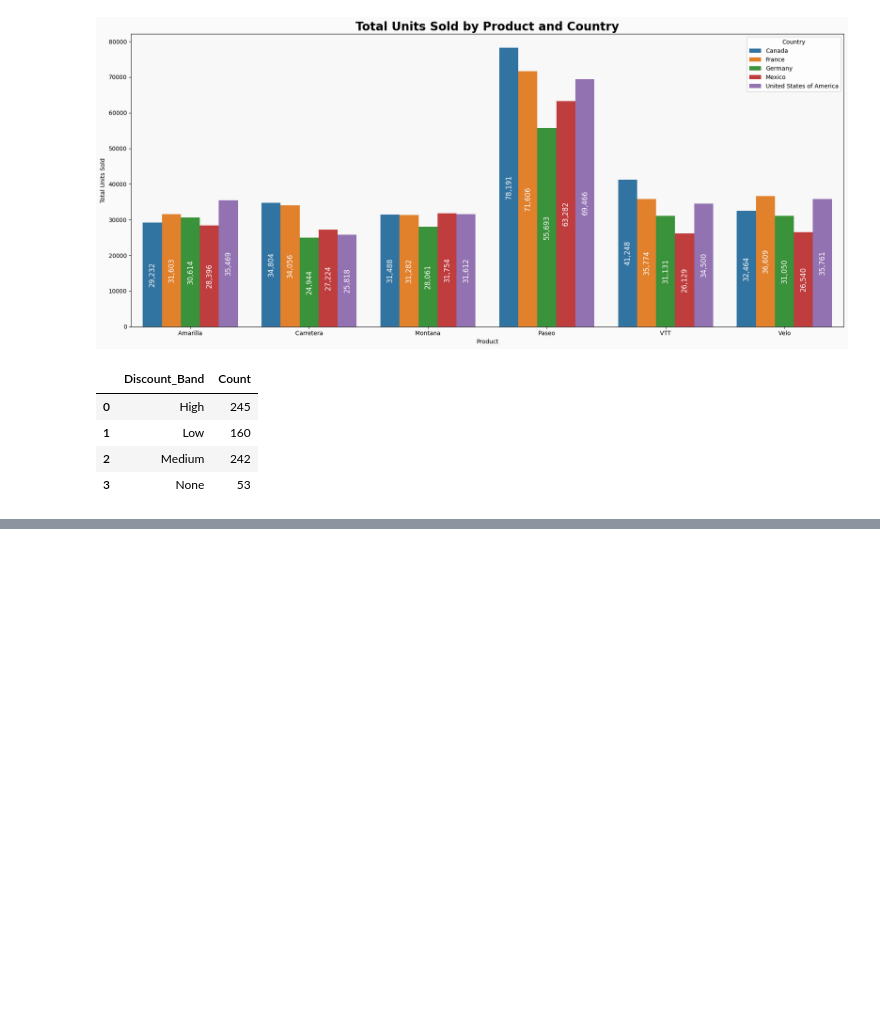
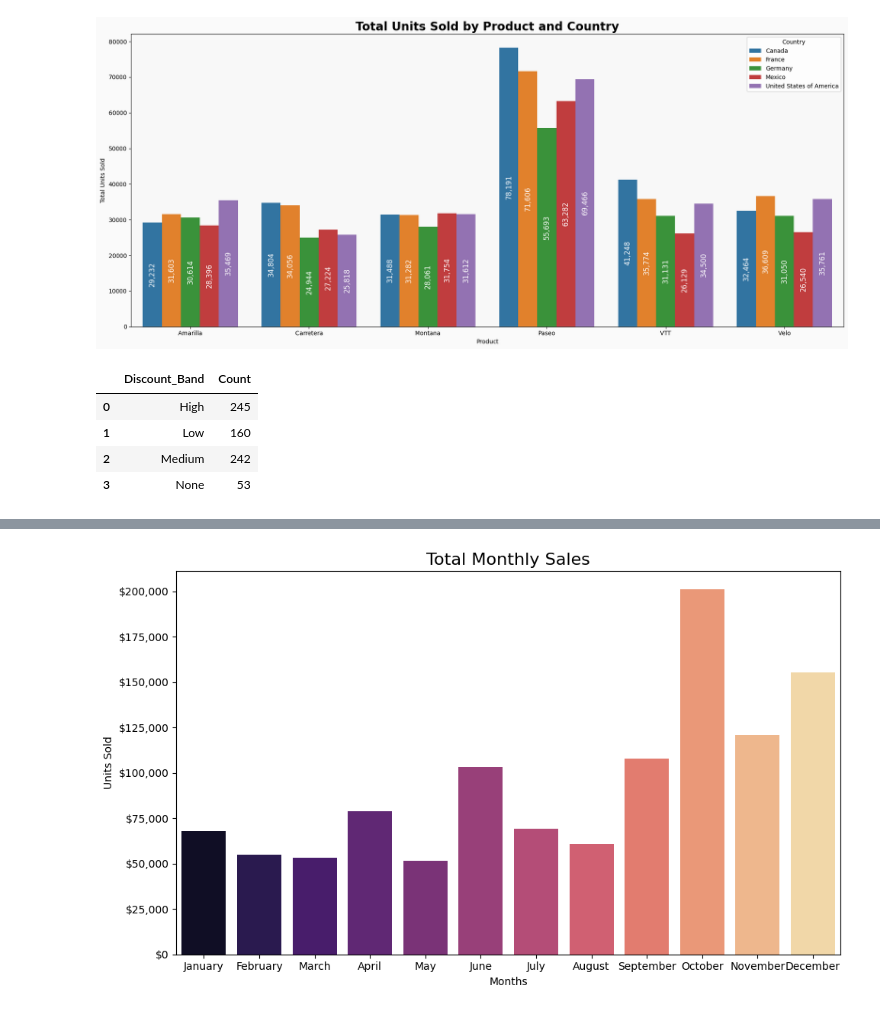
Before and after one commit to Lhecks/financial_analysts, a Jupyter notebook: main.ipynb, the cells around one changed output, grey strips where cells are left out. Cells and saved outputs as stored; diff of their text form; code cells hidden in the pictures; blank space fills up the shorter version.

```diff
--- a/main.ipynb
+++ b/main.ipynb
@@ -682,0 +786,13 @@ df_info
+# %%
+# Strip whitespace from Month_Name before grouping and categorizing
+df['Month_Name'] = df['Month_Name'].str.strip()
+
+# Create a monthly summary of units sold
+df_info_segment_monthly = df.groupby('Month_Name')['Units_Sold'].sum().reset_index(name='Sum')
+
+# Reorder the months according to calendar order
+month_order = ['January', 'February', 'March', 'April', 'May', 'June',
+               'July', 'August', 'September', 'October', 'November', 'December']
+df_info_segment_monthly['Month_Name'] = pd.Categorical(df_info_segment_monthly['Month_Name'], categories=month_order, ordered=True)
+df_info_segment_monthly = df_info_segment_monthly.sort_values('Month_Name').reset_index(drop=True)
+df_info_segment_monthly
@@ -682,0 +813,18 @@ df_info
+# %%
+fig, ax = plt.subplots(figsize=(10, 6))
+sns.barplot(
+    data=df_info_segment_monthly,
+    x='Month_Name',
+    y='Sum',
+    hue='Month_Name',
+    palette=gradient_palette,
+    ax=ax
+)
+ax.set_title('Total Monthly Sales', fontsize=16)
+ax.set_xlabel('Months')
+ax.set_ylabel('Units Sold')
+ax.yaxis.set_major_formatter(currency_formatter)
+plt.tight_layout()
+plt.show()
+# %% [output]
+[figure, added]
```
Also changed, not shown: parts of 8 cells of this notebook, 1 other file.
